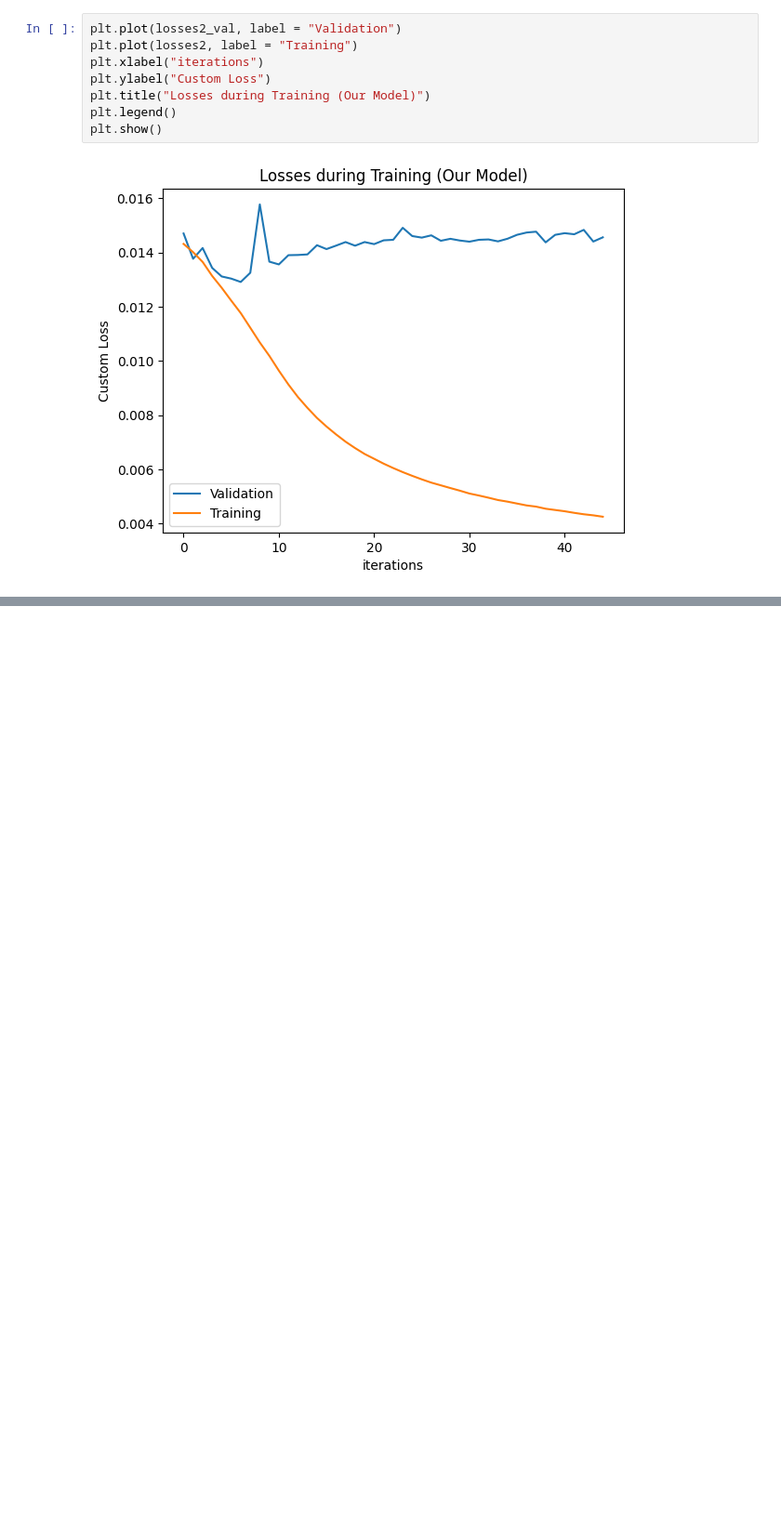
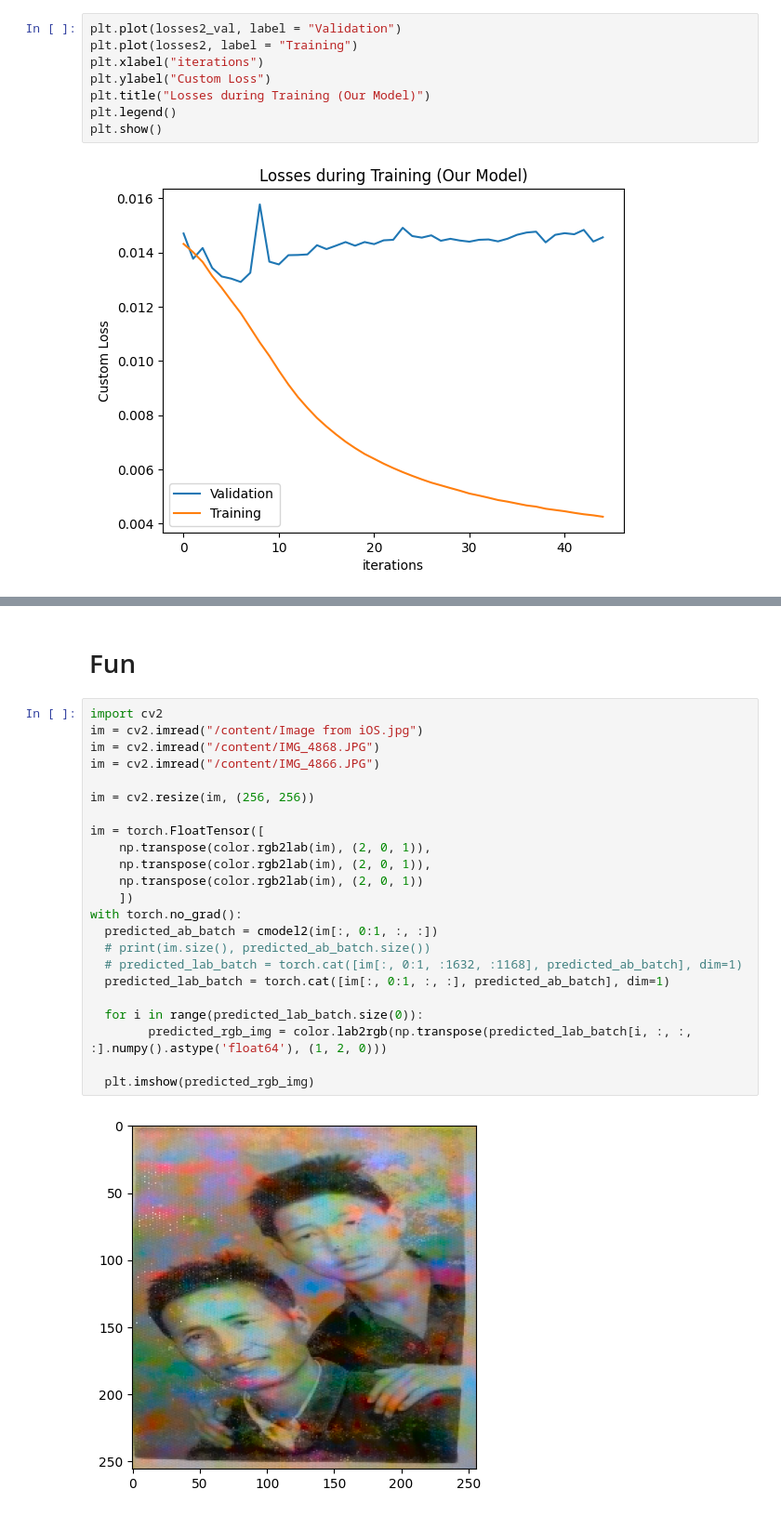
Before and after one commit to DingPang/ACV_Colorization, a Jupyter notebook: main.ipynb, the cells around one changed output, grey strips where cells are left out. Shown at 93% size. Drawn from its saved outputs; the diff is of its cells as text; blank space fills up the shorter version.

```diff
--- a/main.ipynb
+++ b/main.ipynb
@@ -324,0 +420,27 @@ with torch.no_grad():
+# %% [markdown]
+# Fun
+# %%
+import cv2
+im = cv2.imread("/content/Image from iOS.jpg")
+im = cv2.imread("/content/IMG_4868.JPG")
+im = cv2.imread("/content/IMG_4866.JPG")
+
+im = cv2.resize(im, (256, 256))
+
+im = torch.FloatTensor([
+    np.transpose(color.rgb2lab(im), (2, 0, 1)),
+    np.transpose(color.rgb2lab(im), (2, 0, 1)),
+    np.transpose(color.rgb2lab(im), (2, 0, 1))
+    ])
+with torch.no_grad():
+  predicted_ab_batch = cmodel2(im[:, 0:1, :, :])
+  # print(im.size(), predicted_ab_batch.size())
+  # predicted_lab_batch = torch.cat([im[:, 0:1, :1632, :1168], predicted_ab_batch], dim=1)
+  predicted_lab_batch = torch.cat([im[:, 0:1, :, :], predicted_ab_batch], dim=1)
+
+  for i in range(predicted_lab_batch.size(0)):
+        predicted_rgb_img = color.lab2rgb(np.transpose(predicted_lab_batch[i, :, :, :].numpy().astype('float64'), (1, 2, 0)))
+
+  plt.imshow(predicted_rgb_img)
+# %% [output]
+[figure, added]
```
Also changed, not shown: parts of 10 cells of this notebook.
